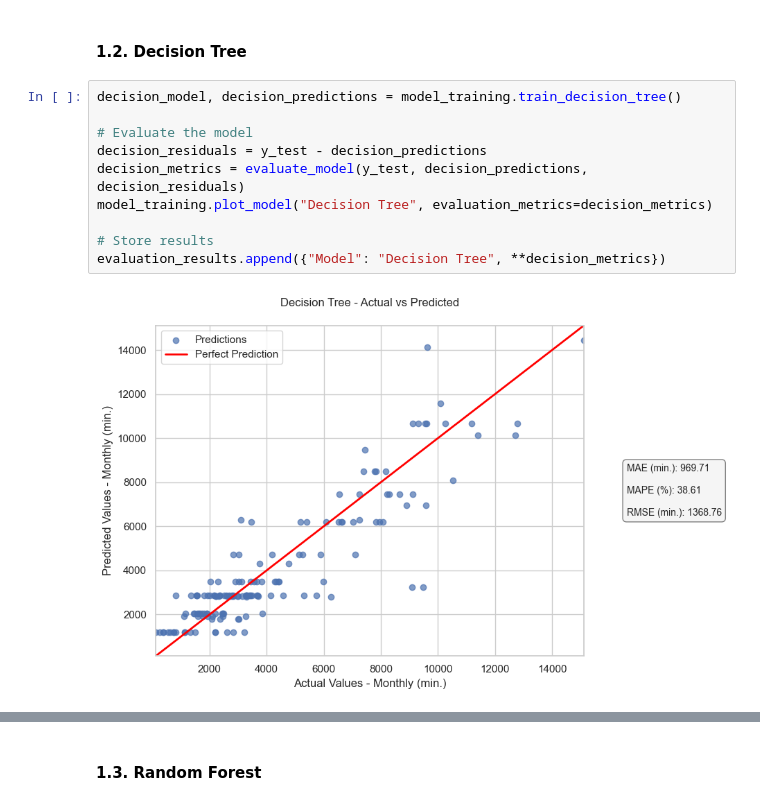
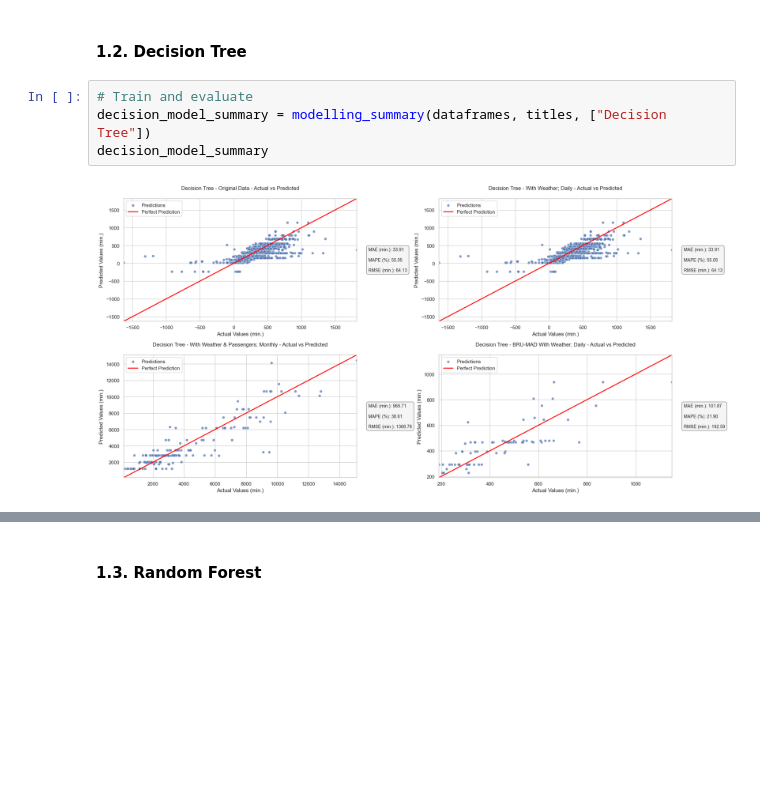
Before and after one commit to DT-Service-Consulting/avstats, a Jupyter notebook: avstats/AvStats_ML.ipynb, the cells around one changed output, grey strips where cells are left out. Cells and saved outputs as stored; diff of their text form; blank space fills up the shorter version.

```diff
--- a/avstats/AvStats_ML.ipynb
+++ b/avstats/AvStats_ML.ipynb
@@ -190,14 +133,8 @@ plt.show()
 # %% [markdown]
 #### **1.2. Decision Tree**
 # %%
-decision_model, decision_predictions = model_training.train_decision_tree()
-
-# Evaluate the model
-decision_residuals = y_test - decision_predictions
-decision_metrics = evaluate_model(y_test, decision_predictions, decision_residuals)
-model_training.plot_model("Decision Tree", evaluation_metrics=decision_metrics)
-
-# Store results
-evaluation_results.append({"Model": "Decision Tree", **decision_metrics})
+# Train and evaluate
+decision_model_summary = modelling_summary(dataframes, titles, ["Decision Tree"])
+decision_model_summary
 # %% [output]
-[figure, old version]
+[figure, new version]
```
Also changed, not shown: parts of 22 cells of this notebook, 11 other files.
